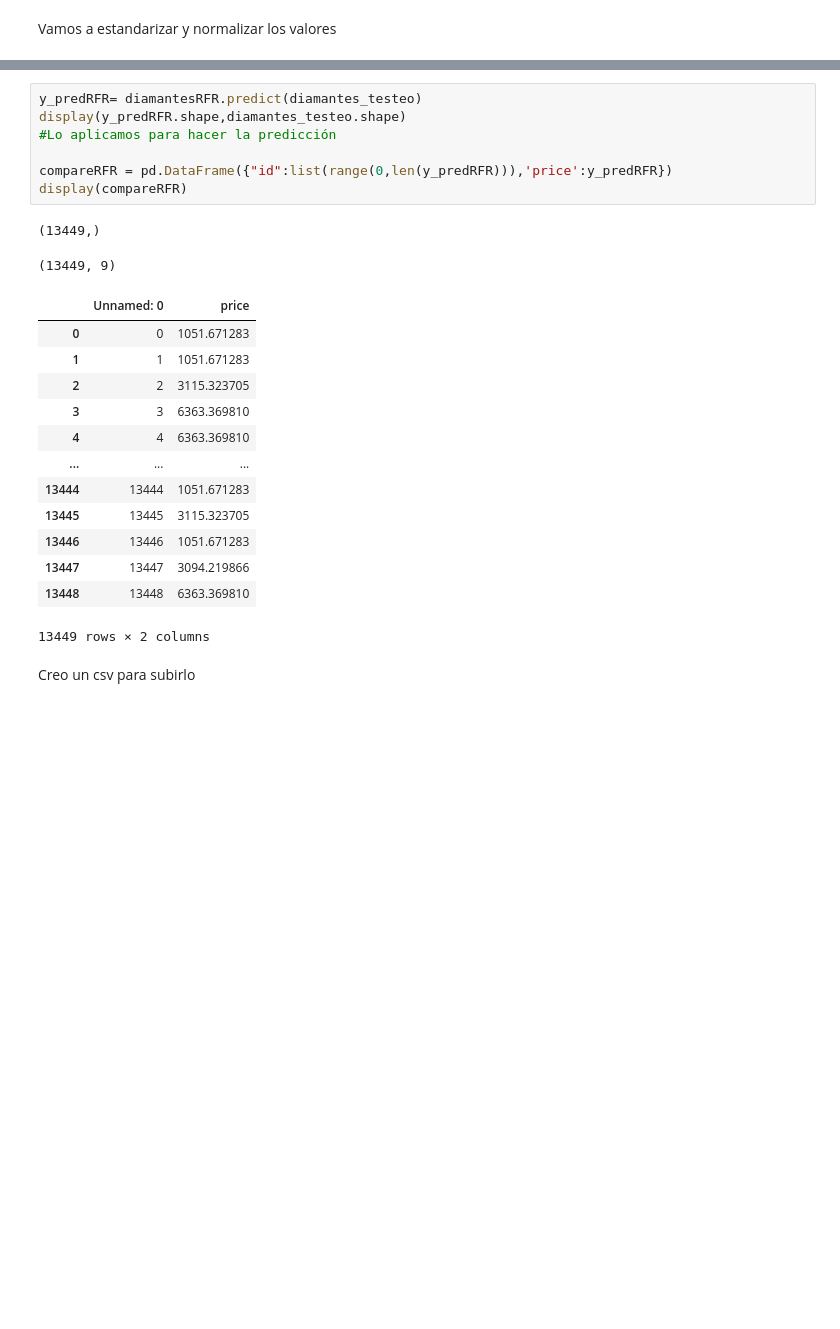
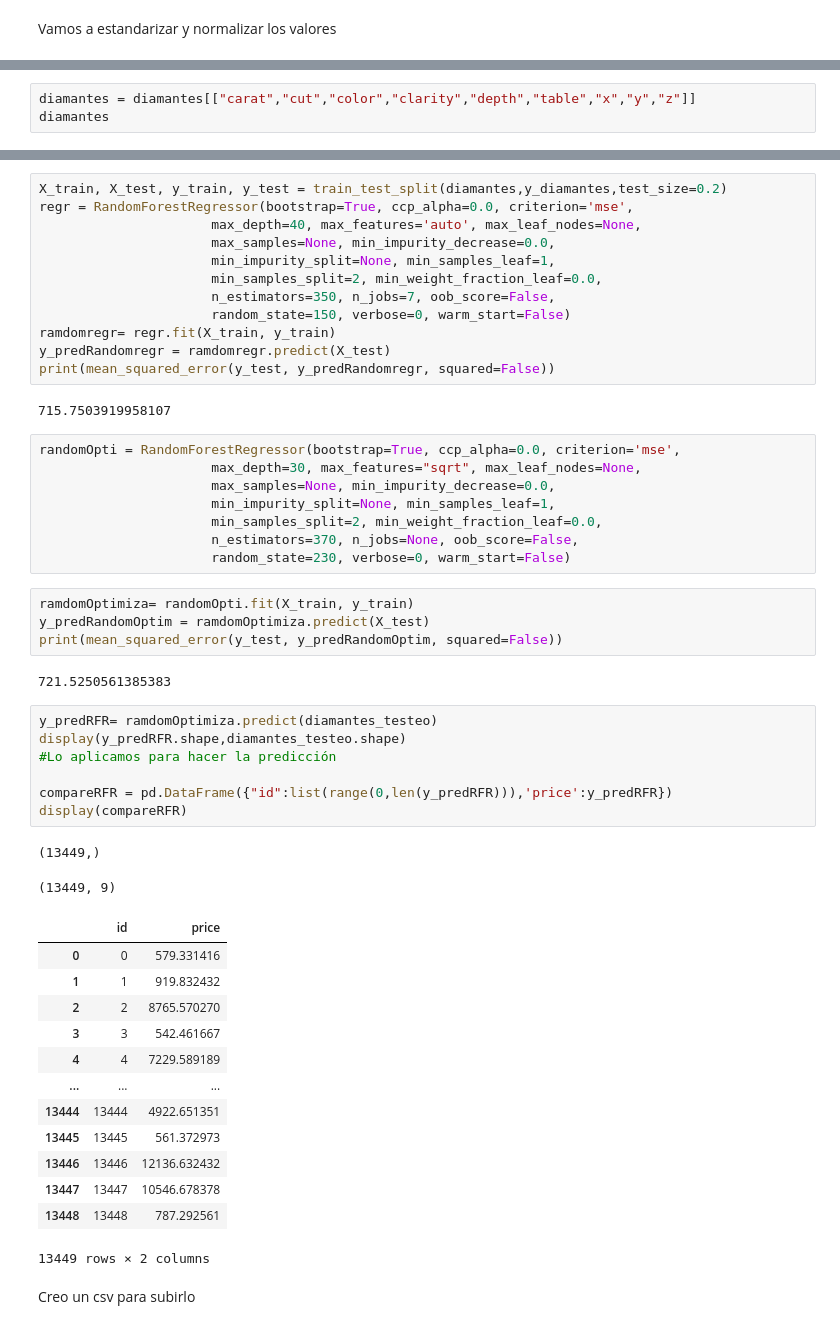
Before and after one commit to Sergio-Perez/ProyectoDiamantes, a Jupyter notebook: DiamonProyect.ipynb, the cells around one changed output, grey strips where cells are left out. Drawn from its saved outputs; the diff is of its cells as text; blank space fills up the shorter version.

```diff
--- a/DiamonProyect.ipynb
+++ b/DiamonProyect.ipynb
@@ -166,0 +217,3 @@ display(diamantes.shape)
+# %%
+diamantes = diamantes[["carat","cut","color","clarity","depth","table","x","y","z"]]
+diamantes
@@ -243,25 +277,53 @@ Acurray :  0.8127515529927588
+# %%
+X_train, X_test, y_train, y_test = train_test_split(diamantes,y_diamantes,test_size=0.2)
+regr = RandomForestRegressor(bootstrap=True, ccp_alpha=0.0, criterion='mse',
+                      max_depth=40, max_features='auto', max_leaf_nodes=None,
+                      max_samples=None, min_impurity_decrease=0.0,
+                      min_impurity_split=None, min_samples_leaf=1,
+                      min_samples_split=2, min_weight_fraction_leaf=0.0,
+                      n_estimators=350, n_jobs=7, oob_score=False,
+                      random_state=150, verbose=0, warm_start=False)
+ramdomregr= regr.fit(X_train, y_train)
+y_predRandomregr = ramdomregr.predict(X_test)
+print(mean_squared_error(y_test, y_predRandomregr, squared=False))
+# %% [output]
+715.7503919958107
+# %%
+randomOpti = RandomForestRegressor(bootstrap=True, ccp_alpha=0.0, criterion='mse',
+                      max_depth=30, max_features="sqrt", max_leaf_nodes=None,
+                      max_samples=None, min_impurity_decrease=0.0,
+                      min_impurity_split=None, min_samples_leaf=1,
+                      min_samples_split=2, min_weight_fraction_leaf=0.0,
+                      n_estimators=370, n_jobs=None, oob_score=False,
+                      random_state=230, verbose=0, warm_start=False)
+# %%
+ramdomOptimiza= randomOpti.fit(X_train, y_train)
+y_predRandomOptim = ramdomOptimiza.predict(X_test)
+print(mean_squared_error(y_test, y_predRandomOptim, squared=False))
+# %% [output]
+721.5250561385383
 # %%
-y_predRFR= diamantesRFR.predict(diamantes_testeo)
+y_predRFR= ramdomOptimiza.predict(diamantes_testeo)
 display(y_predRFR.shape,diamantes_testeo.shape)
 #Lo aplicamos para hacer la predicción
 
 compareRFR = pd.DataFrame({"id":list(range(0,len(y_predRFR))),'price':y_predRFR})
 display(compareRFR)
 # %% [output]
 (13449,)
 (13449, 9)
-|  | Unnamed: 0 | price |
-| 0 | 0 | 1051.671283 |
-| 1 | 1 | 1051.671283 |
-| 2 | 2 | 3115.323705 |
-| 3 | 3 | 6363.369810 |
-| 4 | 4 | 6363.369810 |
+|  | id | price |
+| 0 | 0 | 579.331416 |
+| 1 | 1 | 919.832432 |
+| 2 | 2 | 8765.570270 |
+| 3 | 3 | 542.461667 |
+| 4 | 4 | 7229.589189 |
 | ... | ... | ... |
-| 13444 | 13444 | 1051.671283 |
-| 13445 | 13445 | 3115.323705 |
-| 13446 | 13446 | 1051.671283 |
-| 13447 | 13447 | 3094.219866 |
-| 13448 | 13448 | 6363.369810 |
+| 13444 | 13444 | 4922.651351 |
+| 13445 | 13445 | 561.372973 |
+| 13446 | 13446 | 12136.632432 |
+| 13447 | 13447 | 10546.678378 |
+| 13448 | 13448 | 787.292561 |
 13449 rows × 2 columns
 # %% [markdown]
 Creo un csv para subirlo
```
Also changed, not shown: parts of 56 cells of this notebook, 1 other file.
